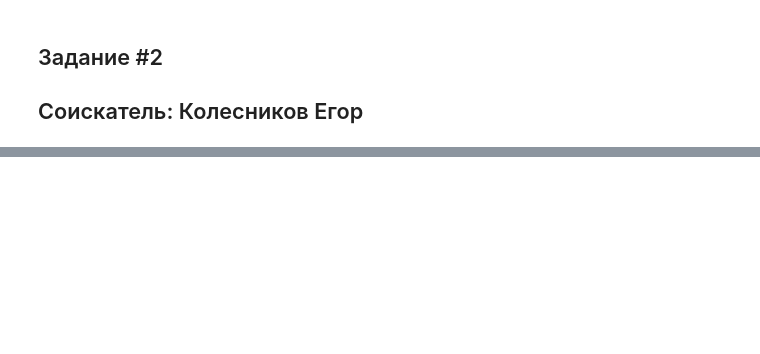
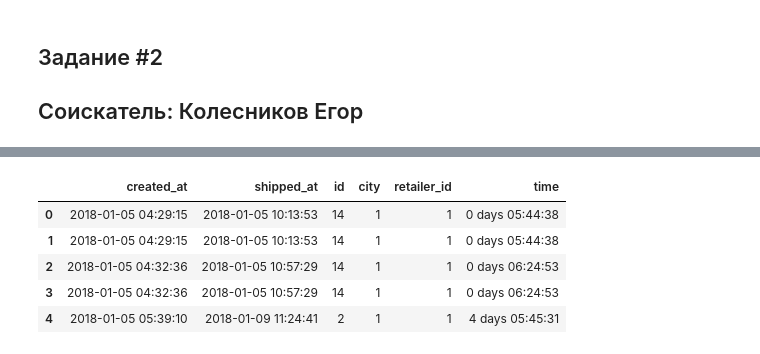
Before and after one commit to Kollego/sbermarket_task, a Jupyter notebook: research_sbermarket.ipynb, the cells around one changed output, grey strips where cells are left out. Cells and saved outputs as stored; diff of their text form; code cells hidden in the pictures; blank space fills up the shorter version.

```diff
--- a/research_sbermarket.ipynb
+++ b/research_sbermarket.ipynb
@@ -42,0 +81,16 @@ list(range(1,10))
+# %%
+# 2
+query = 'SELECT o.created_at, o.shipped_at, s.id, s.city, s.retailer_id \
+         FROM orders o JOIN delivery_windows d ON o.delivery_window_id = d.id \
+         JOIN stores s ON  d.store_id = s.id WHERE o.state=\'shipped\''
+df2 = pd.read_sql_query(query, cnx)
+df2['time'] = (df2['shipped_at'] - df2['created_at'])
+# %%
+df2.head()
+# %% [output]
+|  | created_at | shipped_at | id | city | retailer_id | time |
+| 0 | 2018-01-05 04:29:15 | 2018-01-05 10:13:53 | 14 | 1 | 1 | 0 days 05:44:38 |
+| 1 | 2018-01-05 04:29:15 | 2018-01-05 10:13:53 | 14 | 1 | 1 | 0 days 05:44:38 |
+| 2 | 2018-01-05 04:32:36 | 2018-01-05 10:57:29 | 14 | 1 | 1 | 0 days 06:24:53 |
+| 3 | 2018-01-05 04:32:36 | 2018-01-05 10:57:29 | 14 | 1 | 1 | 0 days 06:24:53 |
+| 4 | 2018-01-05 05:39:10 | 2018-01-09 11:24:41 | 2 | 1 | 1 | 4 days 05:45:31 |
```
Also changed, not shown: parts of 14 cells of this notebook.
